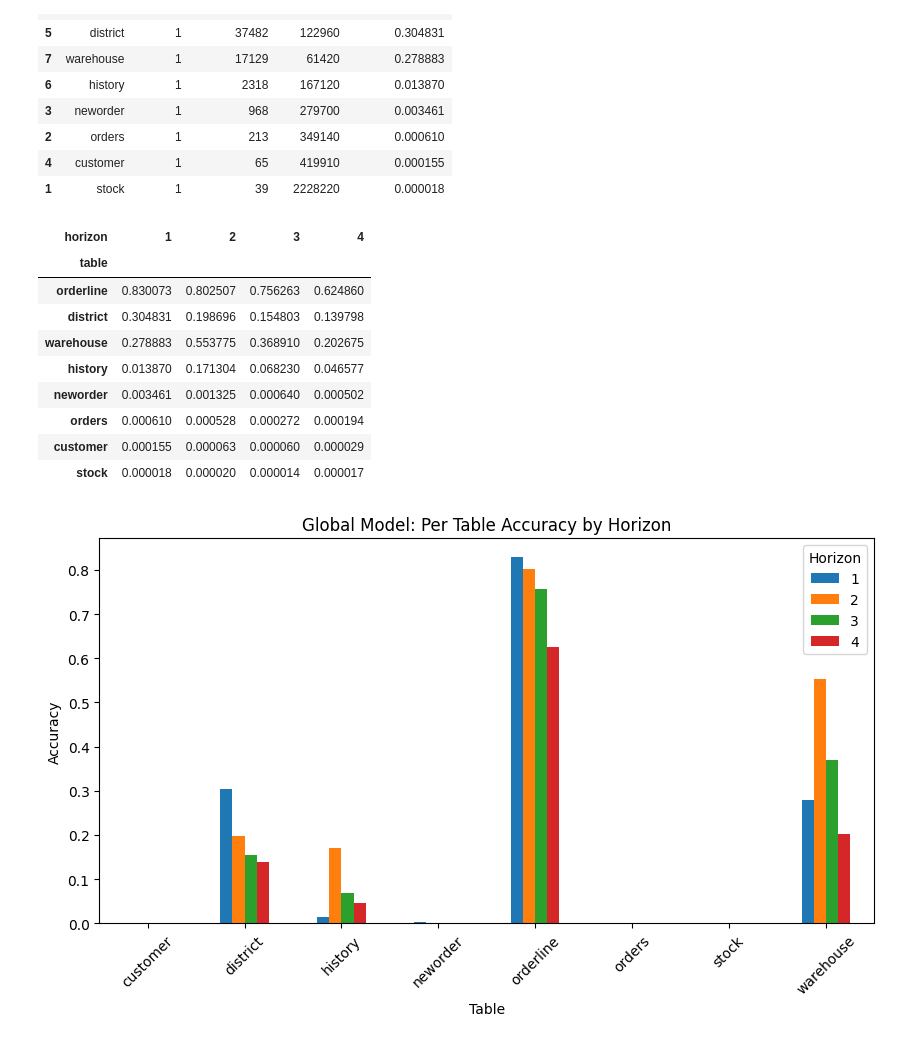
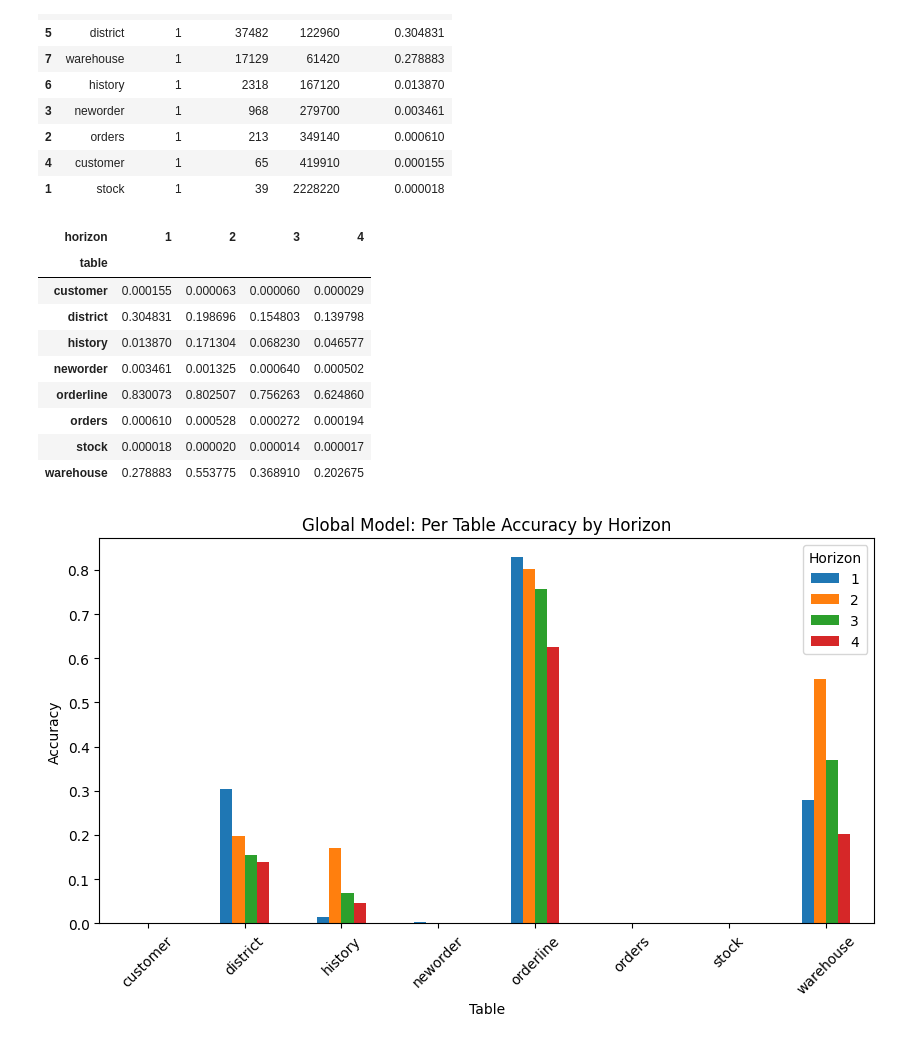
Before and after one commit to mbrotos/lock-pred, a Jupyter notebook: analysis/exp-6-per-table-accruacy.ipynb, the cells around one changed output. Saved outputs shown, nothing was run; the diff lists cells and outputs as text; code cells hidden in the pictures.

```diff
--- a/analysis/exp-6-per-table-accruacy.ipynb
+++ b/analysis/exp-6-per-table-accruacy.ipynb
@@ -148,21 +148,23 @@ Okay everything, looks normal. We just have a few outliers in the prediction, bu
 # %% [markdown]
 ## Global vs. Local Analysis
 # %%
-stats = []
+def calc_corret_by_table(preds):
+    stats = []
 
-for horizon in predictions['horizon'].unique():
-    horizon_preds = predictions[(predictions['horizon'] == horizon)][VARIABLES]
-    table_names = horizon_preds['gt_table'].unique()
+    for horizon in preds['horizon'].unique():
+        horizon_preds = preds[(preds['horizon'] == horizon)][VARIABLES]
+        table_names = horizon_preds['gt_table'].unique()
 
-    for table in table_names:
-        table_preds = horizon_preds[horizon_preds['gt_table'] == table]
-        # Calculate the number of correct predictions (i.e., gt_pageid == pred_pageid and gt_table == pred_table)
-        correct_preds = table_preds[(table_preds['gt_pageid'] == table_preds['pred_pageid']) & (table_preds['gt_table'] == table_preds['pred_table'])]
-        percent_correct = correct_preds.shape[0] / table_preds.shape[0] if table_preds.shape[0] > 0 else 0
-        stats.append({
-            'table': table,
-            'horizon': horizon,
-            'num_correct': correct_preds.shape[0],
-            'num_total': table_preds.shape[0],
-            'percent_correct': percent_correct
+        for table in table_names:
+            table_preds = horizon_preds[horizon_preds['gt_table'] == table]
+            # Calculate the number of correct predictions (i.e., gt_pageid == pred_pageid and gt_table == pred_table)
+            correct_preds = table_preds[(table_preds['gt_pageid'] == table_preds['pred_pageid']) & (table_preds['gt_table'] == table_preds['pred_table'])]
+            percent_correct = correct_preds.shape[0] / table_preds.shape[0] if table_preds.shape[0] > 0 else 0
+            stats.append({
+                'table': table,
+                'horizon': horizon,
+                'num_correct': correct_preds.shape[0],
+                'num_total': table_preds.shape[0],
+                'percent_correct': percent_correct
         })
+    return pd.DataFrame(stats)
@@ -190,3 +171,5 @@ stats_df
+# %%
+stats_df = calc_corret_by_table(predictions)
 # %%
 stats_df[stats_df['horizon'] == 1].sort_values('percent_correct', ascending=False)
 # %% [output]
@@ -200,19 +183,19 @@ stats_df[stats_df['horizon'] == 1].sort_values('percent_correct', ascending=Fals
 | 4 | customer | 1 | 65 | 419910 | 0.000155 |
 | 1 | stock | 1 | 39 | 2228220 | 0.000018 |
 # %%
-per_table_accuracies = stats_df.pivot(index='table', columns='horizon', values='percent_correct').sort_values(by=1, ascending=False)
+per_table_accuracies = stats_df.pivot(index='table', columns='horizon', values='percent_correct').sort_values(by='table')
 per_table_accuracies
 # %% [output]
 | horizon | 1 | 2 | 3 | 4 |
 | table |  |  |  |  |
-| orderline | 0.830073 | 0.802507 | 0.756263 | 0.624860 |
+| customer | 0.000155 | 0.000063 | 0.000060 | 0.000029 |
 | district | 0.304831 | 0.198696 | 0.154803 | 0.139798 |
-| warehouse | 0.278883 | 0.553775 | 0.368910 | 0.202675 |
 | history | 0.013870 | 0.171304 | 0.068230 | 0.046577 |
 | neworder | 0.003461 | 0.001325 | 0.000640 | 0.000502 |
+| orderline | 0.830073 | 0.802507 | 0.756263 | 0.624860 |
 | orders | 0.000610 | 0.000528 | 0.000272 | 0.000194 |
-| customer | 0.000155 | 0.000063 | 0.000060 | 0.000029 |
 | stock | 0.000018 | 0.000020 | 0.000014 | 0.000017 |
+| warehouse | 0.278883 | 0.553775 | 0.368910 | 0.202675 |
 # %%
 per_table_accuracies.sort_values(by='table').plot(kind='bar', figsize=(10,5), title='Global Model: Per Table Accuracy by Horizon')
 plt.xlabel('Table')
```
Also changed, not shown: parts of 8 cells of this notebook.
